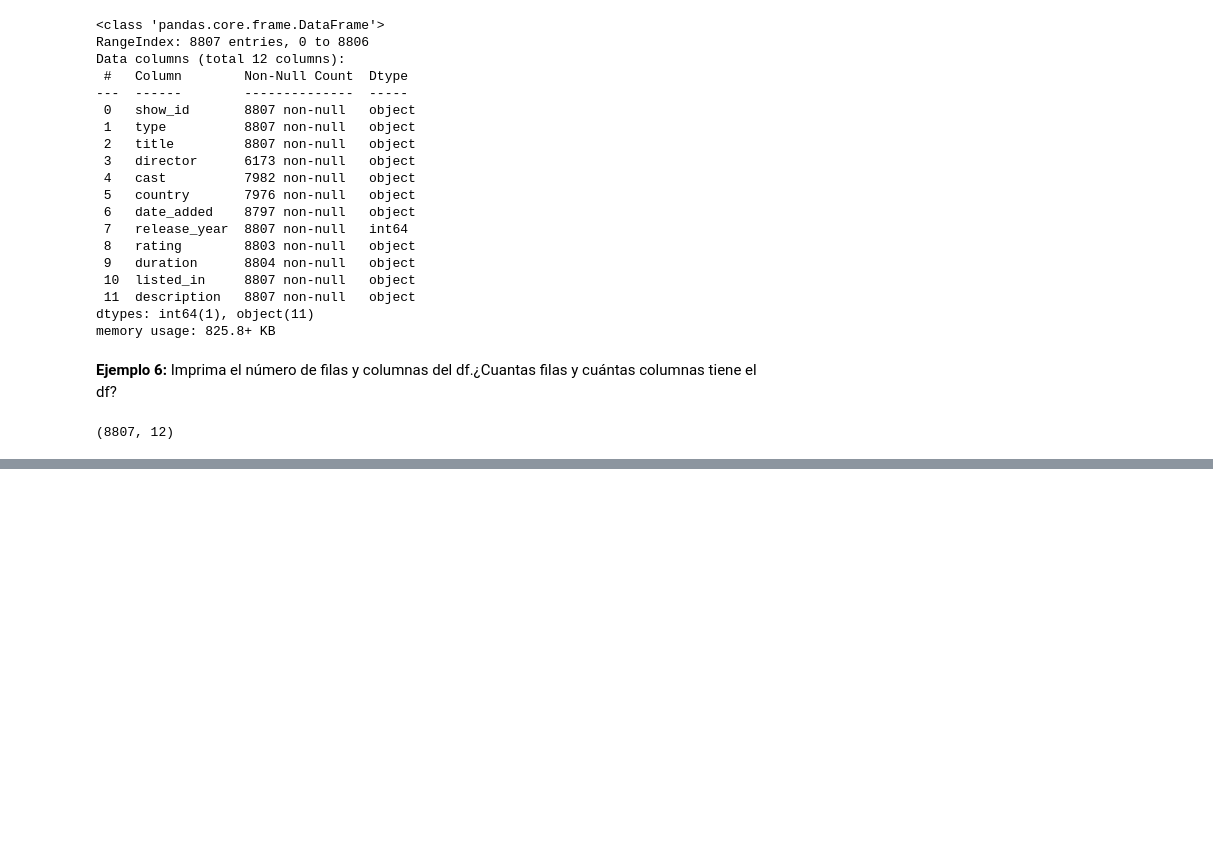
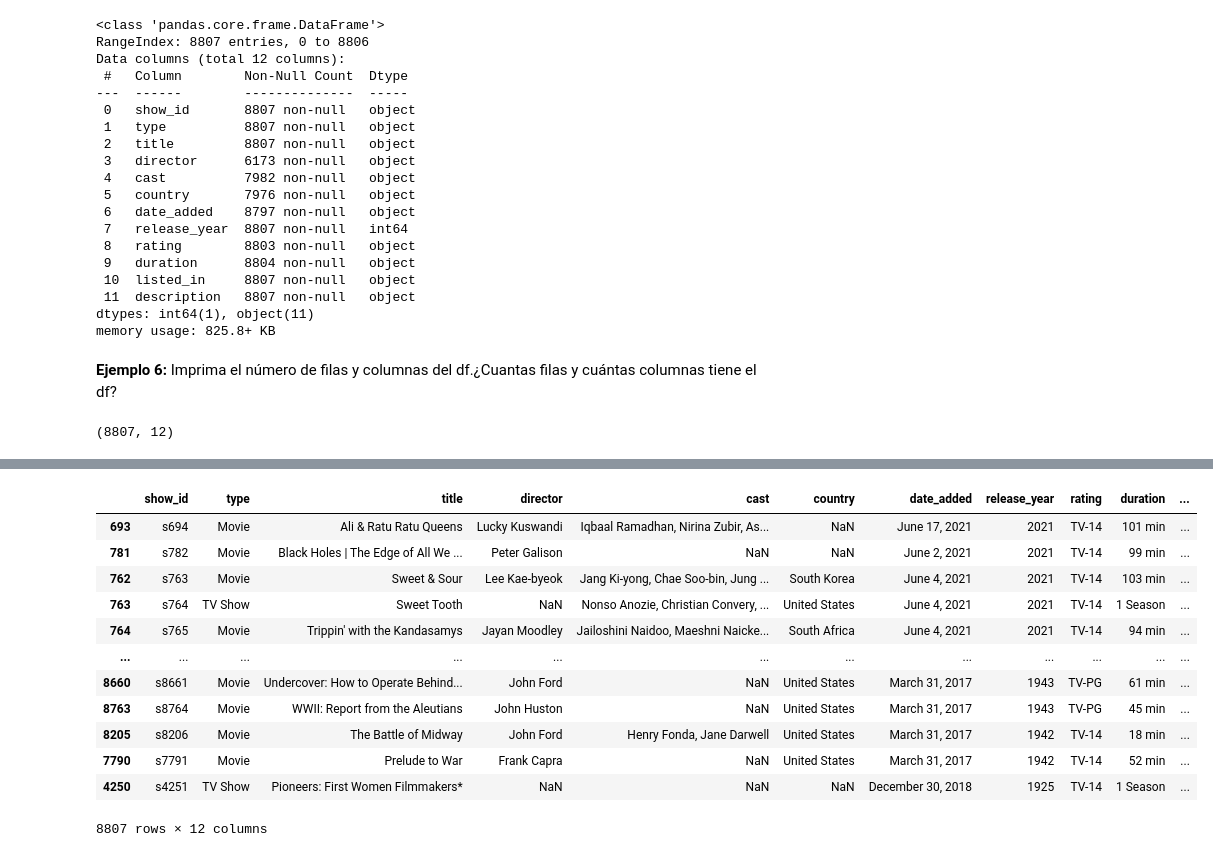
Before and after one commit to eduardocarbo/gh-react, a Jupyter notebook: Untitled2.ipynb, the cells around one changed output, grey strips where cells are left out. Drawn from its saved outputs; the diff is of its cells as text; code cells hidden in the pictures; blank space fills up the shorter version.

```diff
--- a/Untitled2.ipynb
+++ b/Untitled2.ipynb
@@ -86,0 +163,17 @@ df.shape
+# %%
+df.sort_values("release_year",ascending = False)
+#La palicula más reciente es la del 2021
+# %% [output]
+|  | show_id | type | title | director | cast | country | date_added | release_year | rating | duration | ... |
+| 693 | s694 | Movie | Ali & Ratu Ratu Queens | Lucky Kuswandi | Iqbaal Ramadhan, Nirina Zubir, As... | NaN | June 17, 2021 | 2021 | TV-14 | 101 min | ... |
+| 781 | s782 | Movie | Black Holes | The Edge of All We ... | Peter Galison | NaN | NaN | June 2, 2021 | 2021 | TV-14 | 99 min | ... |
+| 762 | s763 | Movie | Sweet & Sour | Lee Kae-byeok | Jang Ki-yong, Chae Soo-bin, Jung ... | South Korea | June 4, 2021 | 2021 | TV-14 | 103 min | ... |
+| 763 | s764 | TV Show | Sweet Tooth | NaN | Nonso Anozie, Christian Convery, ... | United States | June 4, 2021 | 2021 | TV-14 | 1 Season | ... |
+| 764 | s765 | Movie | Trippin' with the Kandasamys | Jayan Moodley | Jailoshini Naidoo, Maeshni Naicke... | South Africa | June 4, 2021 | 2021 | TV-14 | 94 min | ... |
+| ... | ... | ... | ... | ... | ... | ... | ... | ... | ... | ... | ... |
+| 8660 | s8661 | Movie | Undercover: How to Operate Behind... | John Ford | NaN | United States | March 31, 2017 | 1943 | TV-PG | 61 min | ... |
+| 8763 | s8764 | Movie | WWII: Report from the Aleutians | John Huston | NaN | United States | March 31, 2017 | 1943 | TV-PG | 45 min | ... |
+| 8205 | s8206 | Movie | The Battle of Midway | John Ford | Henry Fonda, Jane Darwell | United States | March 31, 2017 | 1942 | TV-14 | 18 min | ... |
+| 7790 | s7791 | Movie | Prelude to War | Frank Capra | NaN | United States | March 31, 2017 | 1942 | TV-14 | 52 min | ... |
+| 4250 | s4251 | TV Show | Pioneers: First Women Filmmakers* | NaN | NaN | NaN | December 30, 2018 | 1925 | TV-14 | 1 Season | ... |
+8807 rows × 12 columns
```
Also changed, not shown: parts of 9 cells of this notebook.
